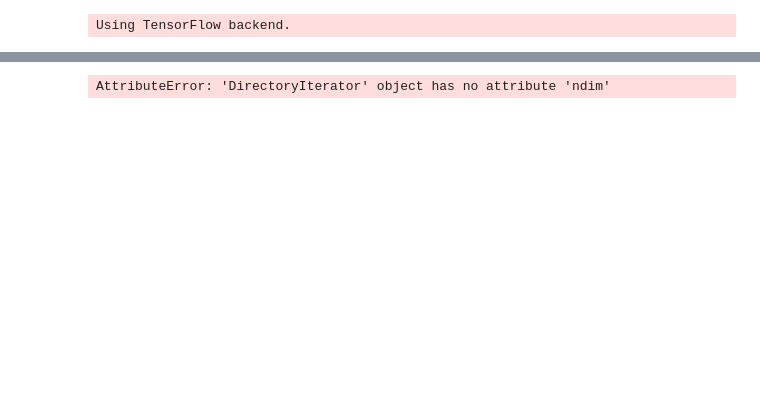
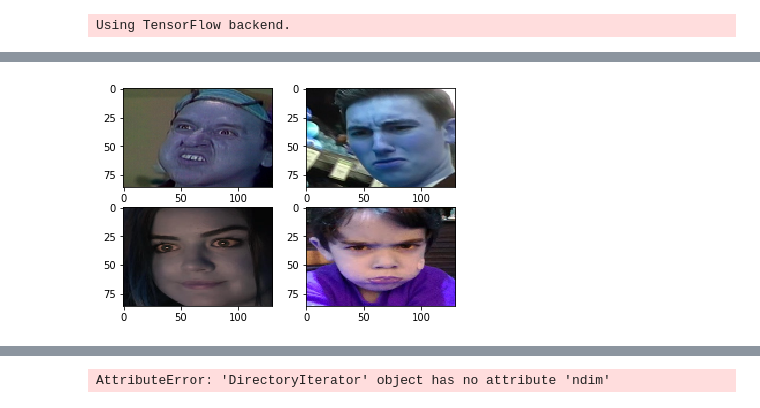
Before and after one commit to gupta-ujjwal/EmotionClassifier, a Jupyter notebook: kernal.ipynb, the cells around one changed output, grey strips where cells are left out. Cells and saved outputs as stored; diff of their text form; code cells hidden in the pictures; blank space fills up the shorter version.

```diff
--- a/kernal.ipynb
+++ b/kernal.ipynb
@@ -85,18 +114,20 @@ aug = ImageDataGenerator(zca_whitening=True,fill_mode="nearest")
 # %%
 #Checking if a folder already exists. If not create a new one.
 if os.path.exists('AugmentedImages'):
     shutil.rmtree('AugmentedImages')
 os.mkdir('AugmentedImages')
 
 #Saving and displaying augmented images
-for X_batch, y_batch in aug.flow(trainX, trainY, batch_size=len(trainX),save_to_dir='AugmentedImages',save_prefix='aug', save_format='png'):
+for X_batch, y_batch in aug.flow(trainX, trainY, batch_size=len(trainX)):
     # create a grid of 2x2 images
     for i in range(0, 4):
         plt.subplot(220 + 1 + i)
         plt.imshow(X_batch[i])
     # show the plot
     plt.show()
     break
+# %% [output]
+[figure, added]
 # %%
 # from keras.preprocessing.image import ImageDataGenerator
 
```
Also changed, not shown: parts of 17 cells of this notebook, 2 other files.
